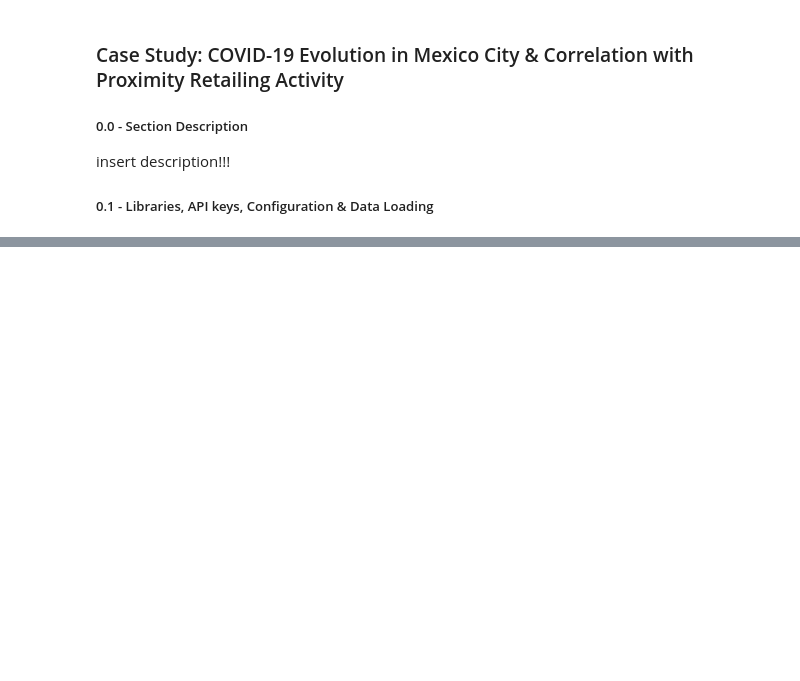
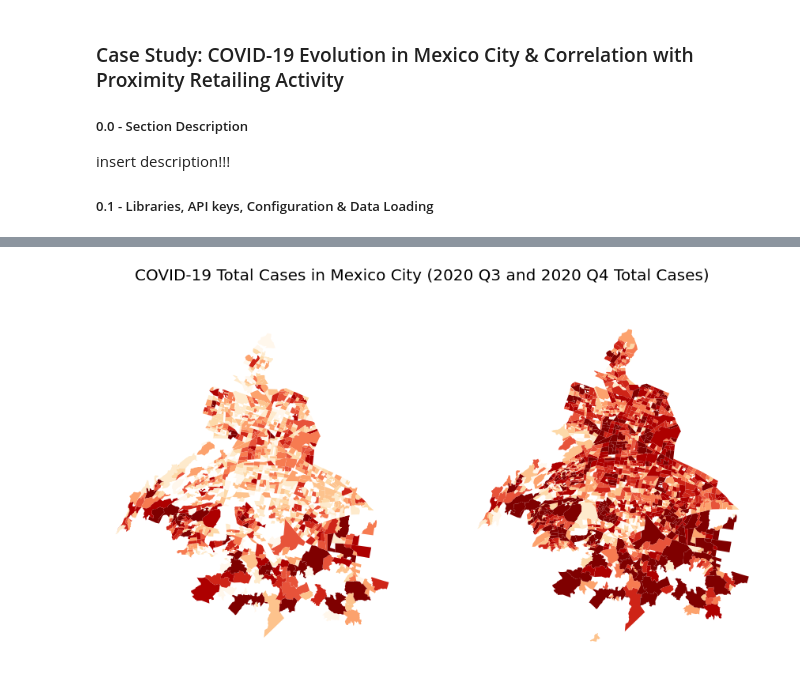
Before and after one commit to martinsingla/data-project, a Jupyter notebook: Covid19_and_Retailing_in_MexCity.ipynb, the cells around one changed output, grey strips where cells are left out. Saved outputs shown, nothing was run; the diff lists cells and outputs as text; code cells hidden in the pictures; blank space fills up the shorter version.

```diff
--- a/Covid19_and_Retailing_in_MexCity.ipynb
+++ b/Covid19_and_Retailing_in_MexCity.ipynb
@@ -62,0 +67,39 @@ plt.show()
+# %%
+#Covid19 2020 Q3 aggregated cases
+covidQ3 = covid.loc[(covid["Fecha"] >= 200701) & (covid["Fecha"] < 201001),]
+covidQ3.head()
+covidQ3 = covidQ3.groupby("cve_col")["Casos positivos"].agg(["sum", "mean", "max", "min"])
+covidQ3.head()
+
+#Covid19 2020 Q4 aggregated cases
+covidQ4 = covid.loc[(covid["Fecha"] >= 201001) & (covid["Fecha"] < 210101),]
+covidQ4.head()
+covidQ4 = covidQ4.groupby("cve_col")["Casos positivos"].agg(["sum", "mean", "max", "min"])
+covidQ4.head()
+
+#colonias merging gpd w/ covid Q3 series
+coloniasQ3 = pd.merge(colonias, covidQ3, on= "cve_col", how= "left")
+coloniasQ3 = coloniasQ3.drop(columns= ["nombre", "entidad", "cve_alc", "secc_com", "secc_par"])
+coloniasQ3.head()
+
+#colonias merging gpd w/ covid Q3 series
+coloniasQ4 = pd.merge(colonias, covidQ4, on= "cve_col", how= "left")
+coloniasQ4 = coloniasQ4.drop(columns= ["nombre", "entidad", "cve_alc", "secc_com", "secc_par"])
+coloniasQ4.head()
+
+#Creating Quantiles
+a = pd.qcut(np.concatenate((coloniasQ3["sum"], coloniasQ4["sum"]), axis= None), 10, labels= False)
+coloniasQ3["cut"] = a[:len(a)//2]
+coloniasQ4["cut"] = a[len(a)//2:]
+
+#Plotting Cases
+fig1, axs = plt.subplots(1,2, figsize=(15,8))
+fig1.suptitle("COVID-19 Total Cases in Mexico City (2020 Q3 and 2020 Q4 Total Cases)", size= 20)
+coloniasQ3.plot(column= "cut", ax= axs[0], cmap= "OrRd")
+coloniasQ4.plot(column= "cut", ax= axs[1], cmap= "OrRd")
+axs[0].set_axis_off()
+axs[1].set_axis_off()
+axs[1].set_axis_off()
+plt.show()
+# %% [output]
+[figure, added]
```
Also changed, not shown: parts of 9 cells of this notebook, 1 other file.
